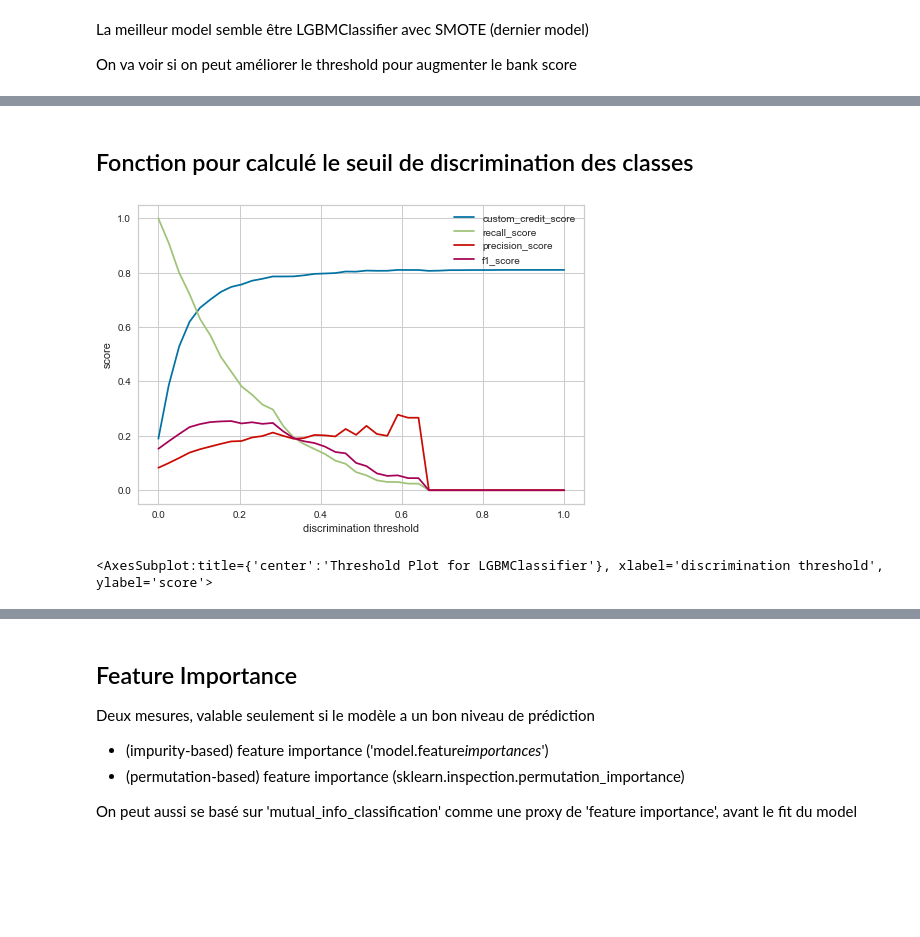
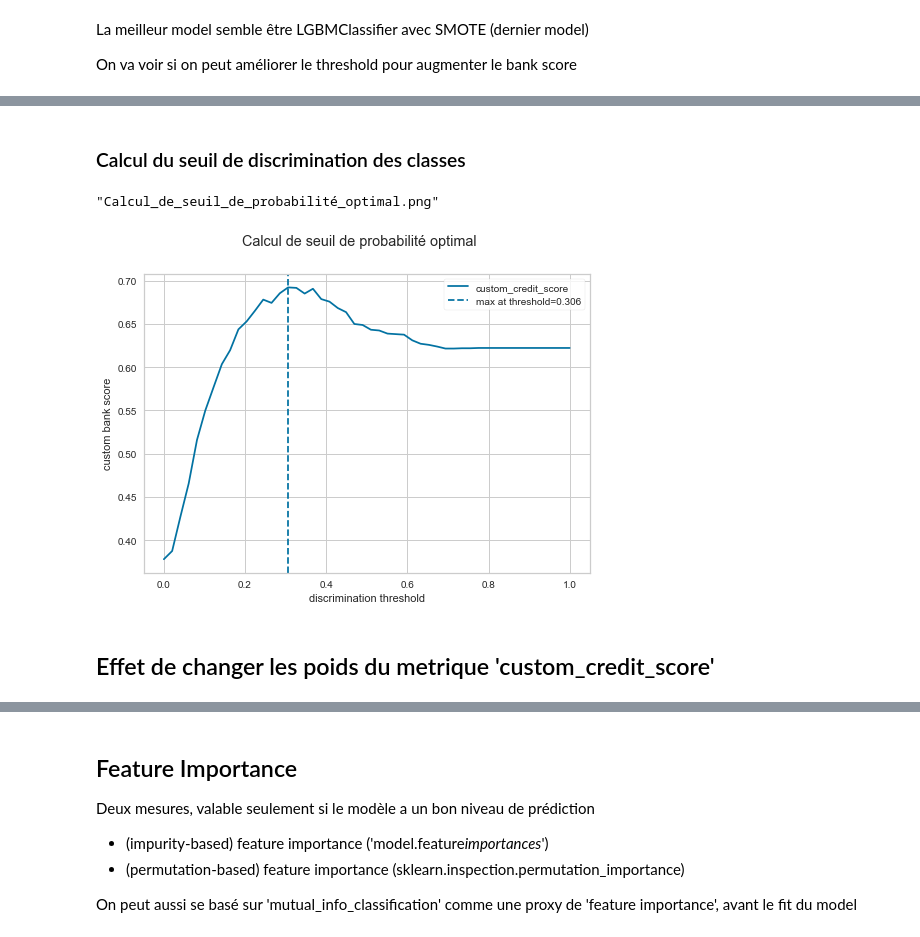
Before and after one commit to mrcreasey/oc-ds-p7-scoring-dashboard, a Jupyter notebook: code/P7_modelisation.ipynb, the cells around one changed output, grey strips where cells are left out. Saved outputs shown, nothing was run; the diff lists cells and outputs as text; code cells hidden in the pictures; blank space fills up the shorter version.

Commit message:
optimise discrimination threshold vs bank score

```diff
--- a/code/P7_modelisation.ipynb
+++ b/code/P7_modelisation.ipynb
@@ -291,8 +291,9 @@ Reduce memory - done in 0s
 ## Create X (fields), y (target)
 # %%
 def create_X_y(df: pd.DataFrame):
+    df=df.set_index('SK_ID_CURR')
     target = df['TARGET'].copy()
-    fields = df.drop(columns=['TARGET', 'SK_ID_CURR'])
+    fields = df.drop(columns=['TARGET'])
     return fields, target
 
 
@@ -1425,7 +1472,7 @@ from sklearn.model_selection import GridSearchCV, RandomizedSearchCV
 def search_best_model(model_name, estimator_, param_grid_,
                       x_train_, y_train_,
                       scoring_=CV_SCORERS,
-                      refit_scorer='bank_scorer',
+                      refit_scorer='roc_auc',
                       return_train_score=False,
                       plot_param_grid_curves=False,
                       randomized_search=False,
@@ -1691,9 +1738,10 @@ def add_model_score(model_name: str,
 
 #### Récupérer les paramêtres / scores de GridSearch et prédire sur le jeu de données "test"
 # %%
+# from sklearn.model_selection import cross_validate
 
 def score_model(model_name, gs_,
-                x_train_, y_train_, x_test_, y_test_, model_pipeline_=None, score='bank_scorer') -> pd.Series:
+                x_train_, y_train_, x_test_, y_test_, model_pipeline_=None, score='roc_auc') -> pd.Series:
     """
     Après grid search, récuperer le best model, fit sur train et score sur test, enregistre dans df_scores
     Returns
@@ -1703,12 +1751,14 @@ def score_model(model_name, gs_,
     global df_scores
     best_model = gs_.best_estimator_
     best_params = gs_.best_params_  # gs.cv_results_["params"][gs.best_index_]
-    best_cv_score = gs_.best_score_  # mean_test_score
-    refit_time = gs_.refit_time_  # train_time
+
     cv = pd.DataFrame(gs_.cv_results_)
 
     # get scores
-    scores=dict({})
+    scores=dict(
+        best_cv_score = getattr(gs_,'best_score_',np.NaN),  # mean_test_score
+        refit_time = getattr(gs_,'refit_time_',np.NaN),  # train_time
+    )
     scorer_keys=get_scorers(cv)
     for scorer in scorer_keys:
         # gs.best_score_
@@ -1761,7 +1811,7 @@ def score_model(model_name, gs_,
         f'time_model ({model_name}; training time = {mean_fit_time} s; estimated gridsearch time ({(n_folds*n_iter)} splits) = {gridsearch_time} s')
 
     # only run performance metrics on best model
-    metrics = performance_metrics(y_test_, y_pred_)
+    dict_metrics = performance_metrics(y_test_, y_pred_)
 
     add_model_score(model_name=model_name,
                     model=best_model,
@@ -1769,7 +1819,7 @@ def score_model(model_name, gs_,
                     gridsearch_time=gridsearch_time,
                     params= best_params,
                     scores=scores,
-                    metrics=metrics,
+                    metrics=dict_metrics,
                     )
     return y_pred_
 
@@ -2411,35 +2609,54 @@ visualizer.show()           # Finalize and render the figure
 <AxesSubplot:title={'center':'Threshold Plot for LGBMClassifier'}, xlabel='discrimination threshold', ylabel='score'>
 # %% [markdown]
-## Fonction pour calculé le seuil de discrimination des classes
+### Calcul du seuil de discrimination des classes
 # %%
-def discrimination_threshold(clf:BaseEstimator, x_test_, y_test_, n=1, score_func=custom_credit_score, ax=None):
+def plot_vline(df, x_col, y_col, ax, color='k', line_at='max'):
+    """draw a vertical line at max or min value of y on a plot"""
+    if line_at == 'max':
+        row_idx = df[y_col].argmax()
+    elif line_at == 'min':
+        row_idx = df[y_col].argmin()
+    line_x = df.loc[row_idx, x_col]
+    line_label = f'{line_at} at {x_col}={line_x:.3f}'
+    ax.axvline(line_x, c=color, linestyle="--", label=line_label)
+    ax.legend(frameon=True)
+
+
+def discrimination_threshold(clf:BaseEstimator, x_test_, y_test_, score_func=custom_credit_score,
+    label=None,color='b',ax=None):
     """
     calculate scores as function of threshold for discriminating class 0 and class 1
 
     """
     scores = []
-    thresholds = np.linspace(0, 1, 40)
+    thresholds = np.linspace(0, 1., 50)
 
-    y_pred_proba = clf.predict_proba(x_test_)[:, n]
+    # Probability of being in class TARGET==1
+    y_pred_proba = clf.predict_proba(x_test_)[:, 1]
     for threshold in thresholds:
         # convert probability into class label, based on threshold
         y_pred = (y_pred_proba > threshold)*1
-        # y_pred = np.array(y_pred > 0) * 1
-
-        # Add scores
         scores.append(score_func(y_test_, y_pred, zero_division=0))
     if ax is None:
         _, ax=plt.subplots()
-    sns.lineplot(x=thresholds, y=scores, label=f'{score_func.__name__}')
-    plt.xlabel("discrimination threshold")
-    plt.ylabel("score")
+    if label is None:
+        label=f'{score_func.__name__}'
+    sns.lineplot(x=thresholds, y=scores,label=label, color=color, ax=ax)
+    plot_vline(pd.DataFrame({'threshold':thresholds,'score':scores}),'threshold','score',color=color, ax=ax)
+    ax.set_xlabel("discrimination threshold")
+    ax.set_ylabel("score")
 
 _ , ax=plt.subplots()
-discrimination_threshold(gs.best_estimator_,x_test_prep,y_test,1, ax=ax)
-discrimination_threshold(gs.best_estimator_,x_test_prep,y_test,1, score_func=metrics.recall_score, ax=ax)
-discrimination_threshold(gs.best_estimator_,x_test_prep,y_test,1, score_func=metrics.precision_score, ax=ax)
-discrimination_threshold(gs.best_estimator_,x_test_prep,y_test,1, score_func=metrics.f1_score, ax=ax)
-visualizer.show(ax=ax)
+
+
+
+discrimination_threshold(gs.best_estimator_,x_test_prep,y_test, ax=ax)
+ax.set_ylabel("custom bank score")
+
+plt.suptitle('Calcul de seuil de probabilité optimal')
+to_png()
 # %% [output]
+"Calcul_de_seuil_de_probabilité_optimal.png"
-[figure, old version]
+[figure, new version]
-<AxesSubplot:title={'center':'Threshold Plot for LGBMClassifier'}, xlabel='discrimination threshold', ylabel='score'>
+# %% [markdown]
+## Effet de changer les poids du metrique 'custom_credit_score'
```
Also changed, not shown: parts of 67 cells of this notebook.
